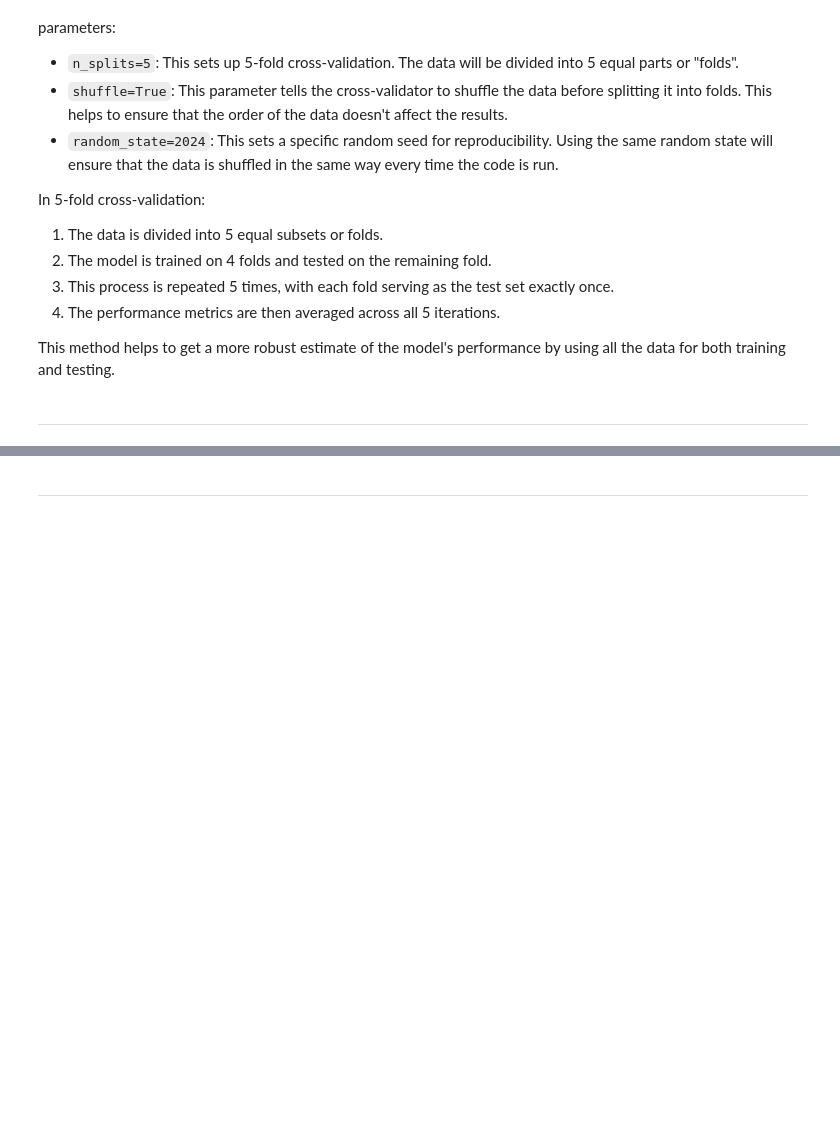
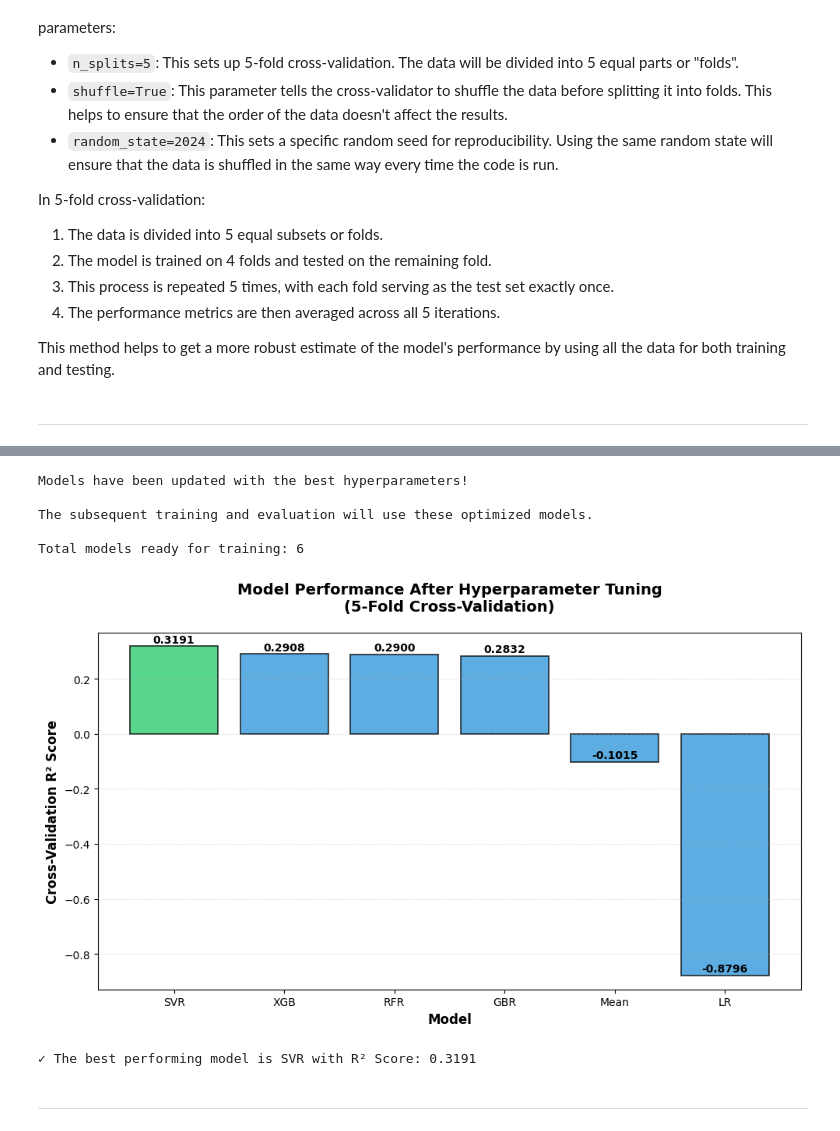
Before and after one commit to nashwals/tugas-akhir, a Jupyter notebook: code/regression.ipynb, the cells around one changed output, grey strips where cells are left out. Cells and saved outputs as stored; diff of their text form; code cells hidden in the pictures; blank space fills up the shorter version.

Commit message:
update logbook dan code (tuning & baseline)

```diff
--- a/code/regression.ipynb
+++ b/code/regression.ipynb
@@ -287,3 +502,51 @@ results = {model: {'r2': [], 'rmse': [], 'mae': []} for model in models}
+# %%
+# Update the models dictionary with the tuned models
+# These optimized models will be used for final training and evaluation
+
+models = best_models.copy()
+
+print("Models have been updated with the best hyperparameters!")
+print("\nThe subsequent training and evaluation will use these optimized models.")
+print(f"\nTotal models ready for training: {len(models)}")
+# %% [output]
+Models have been updated with the best hyperparameters!
+
+The subsequent training and evaluation will use these optimized models.
+
+Total models ready for training: 6
+# %%
+# Visualize the comparison of CV scores after hyperparameter tuning
+
+plt.figure(figsize=(10, 6))
+
+# Sort models by CV score
+sorted_models = sorted(cv_scores.items(), key=lambda x: x[1], reverse=True)
+model_names = [item[0] for item in sorted_models]
+scores = [item[1] for item in sorted_models]
+
+# Create bar plot
+colors = ['#2ecc71' if score == max(scores) else '#3498db' for score in scores]
+bars = plt.bar(model_names, scores, color=colors, alpha=0.8, edgecolor='black', linewidth=1.2)
+
+# Add value labels on top of bars
+for i, (bar, score) in enumerate(zip(bars, scores)):
+    plt.text(bar.get_x() + bar.get_width()/2, bar.get_height() + 0.005,
+             f'{score:.4f}', ha='center', va='bottom', fontweight='bold', fontsize=10)
+
+# Customize plot
+plt.xlabel('Model', fontsize=12, fontweight='bold')
+plt.ylabel('Cross-Validation R² Score', fontsize=12, fontweight='bold')
+plt.title('Model Performance After Hyperparameter Tuning\n(5-Fold Cross-Validation)',
+          fontsize=14, fontweight='bold', pad=20)
+plt.ylim([min(scores) - 0.05, max(scores) + 0.05])
+plt.grid(axis='y', alpha=0.3, linestyle='--')
+plt.tight_layout()
+plt.show()
+
+print(f"\n✓ The best performing model is {model_names[0]} with R² Score: {scores[0]:.4f}")
+# %% [output]
+[figure, added]
+✓ The best performing model is SVR with R² Score: 0.3191
 # %% [markdown]
 ---
 # %% [markdown]
```
Also changed, not shown: parts of 14 cells of this notebook, 2 other files.
